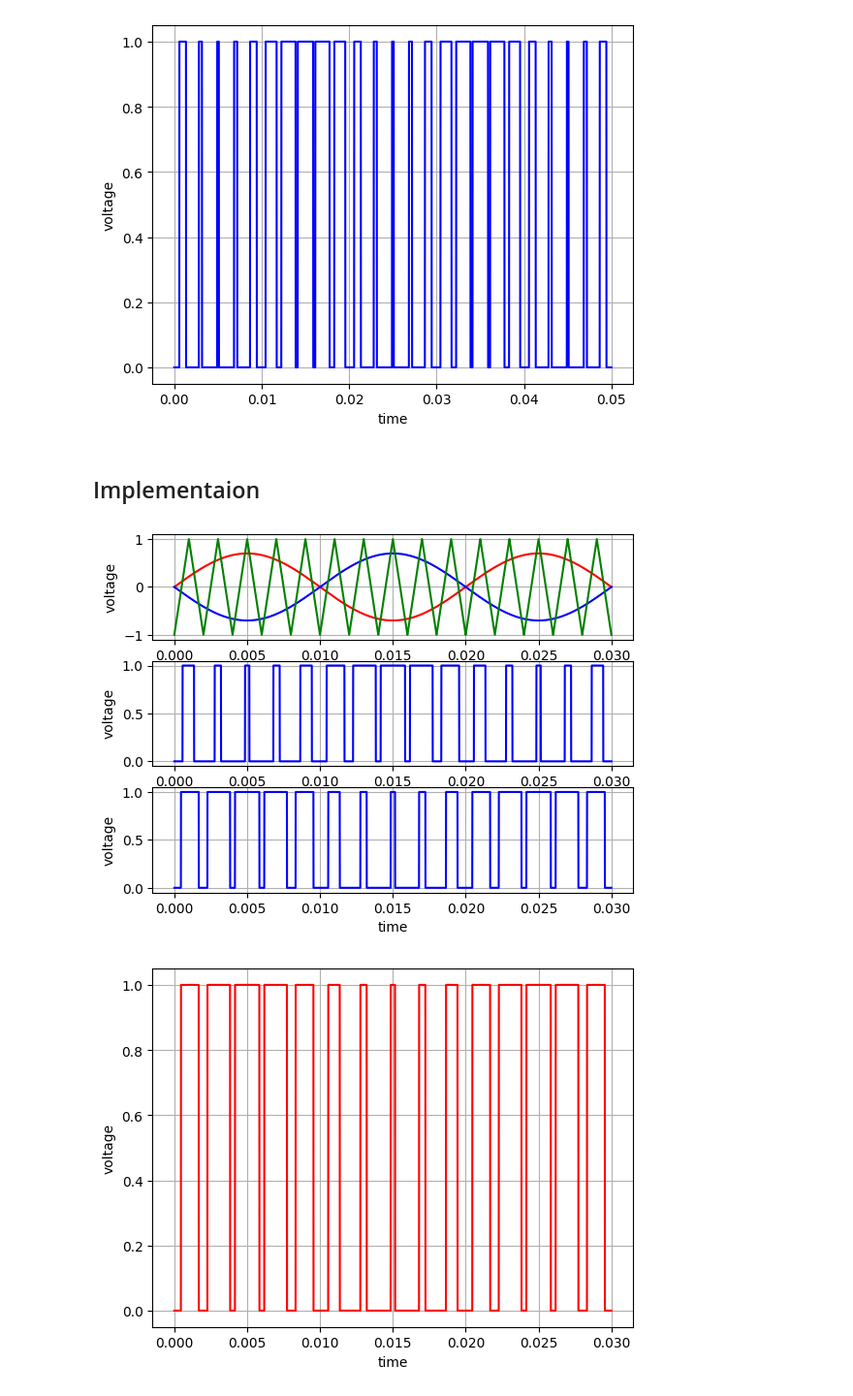
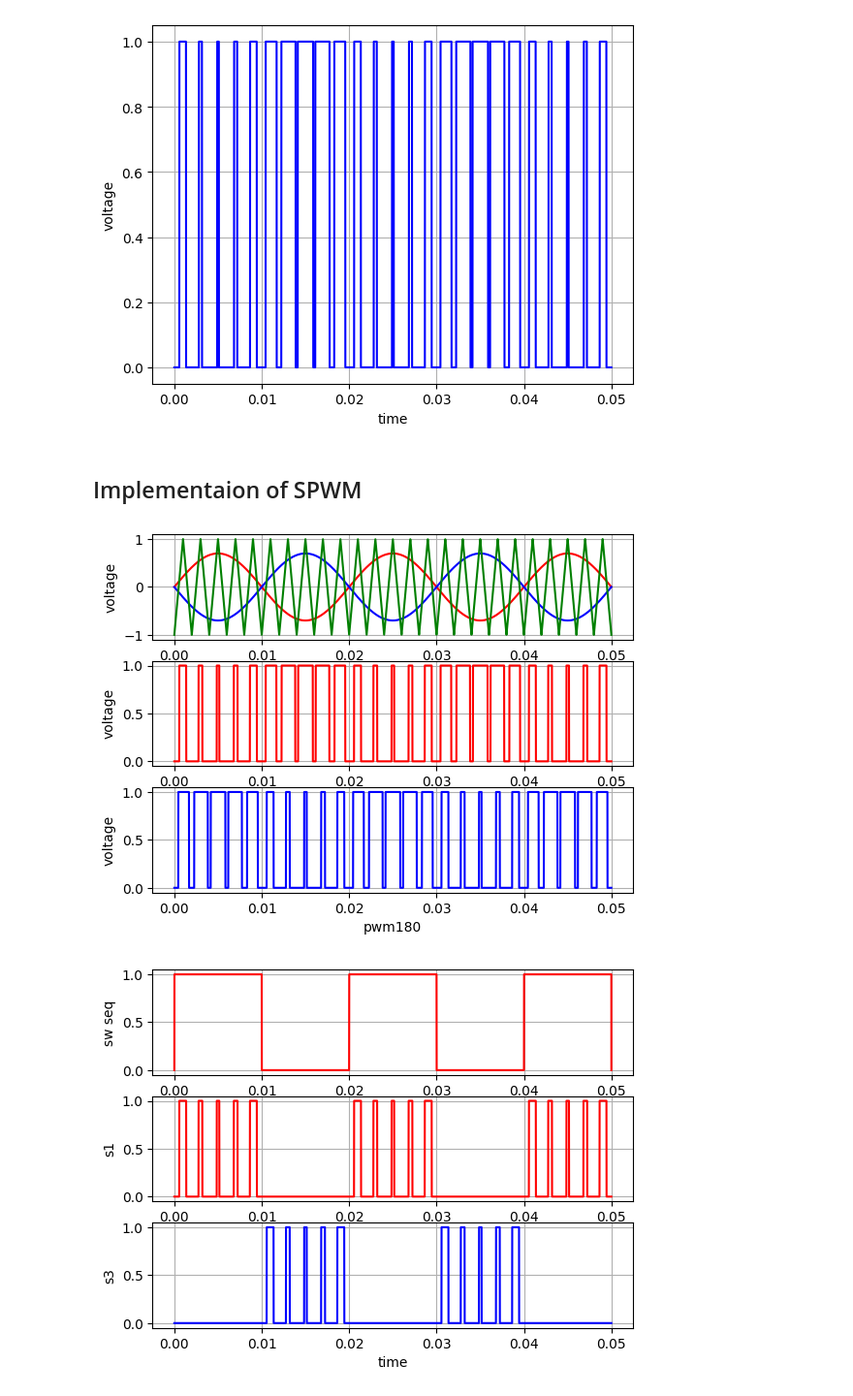
Before and after one commit to sunnyiisc/Single-Phase-Inverter-12VDC-to-240VAC-50Hz, a Jupyter notebook: Single_Phase_Inverter.ipynb, the cells around one changed output. Shown: that part at 97% size. Cells and saved outputs as stored; diff of their text form; code cells hidden in the pictures.

```diff
--- a/Single_Phase_Inverter.ipynb
+++ b/Single_Phase_Inverter.ipynb
@@ -44,14 +44,14 @@ plt.show()
 [figure]
 [figure]
 # %% [markdown]
-## Implementaion
+## Implementaion of SPWM
 # %%
 # Constants
 fm = 50
 fc = 500
 m = 0.7
 
-tran = 30e-3
+tran = 50e-3
 
 # Transient time
 t = np.linspace(0, tran, num=10000)
@@ -65,37 +65,55 @@ xc = sig.sawtooth(2*math.pi*fc*t, width=0.5)
 
 # Switching Sequence
 xs = xm > 0
 
 # PWM signal
 x_pwm = xm < xc
 x_pwm180 = xm180 < xc
 
+# Final Switch Signals
+s1 = x_pwm * np.multiply(xs, 1)
+s3 = x_pwm180 * np.multiply(np.invert(xs), 1)
+
 # Plotting
 plt.subplot(3,1,1)
 plt.plot(t, xm, 'r', t, xm180, 'b')
 plt.plot(t, xc, 'g')
 plt.xlabel('time')
 plt.ylabel('voltage')
 plt.grid()
 
 plt.subplot(3,1,2)
-plt.plot(t, x_pwm, 'b')
-plt.xlabel('time')
+plt.plot(t, x_pwm, 'r')
+plt.xlabel('pwm')
 plt.ylabel('voltage')
 plt.grid()
 
 plt.subplot(3,1,3)
 plt.plot(t, x_pwm180, 'b')
-plt.xlabel('time')
+plt.xlabel('pwm180')
 plt.ylabel('voltage')
 plt.grid()
 plt.show()
 
 
-plt.plot(t, x_pwm180, 'r')
+plt.subplot(3,1,1)
+plt.plot(t, xs, 'r')
 plt.xlabel('time')
-plt.ylabel('voltage')
+plt.ylabel('sw seq')
 plt.grid()
+
+plt.subplot(3,1,2)
+plt.plot(t, s1, 'r')
+plt.xlabel('time')
+plt.ylabel('s1')
+plt.grid()
+
+plt.subplot(3,1,3)
+plt.plot(t, s3, 'b')
+plt.xlabel('time')
+plt.ylabel('s3')
+plt.grid()
+plt.show()
 # %% [output]
-[figure, old version]
+[figure, new version]
-[figure, old version]
+[figure, new version]
```
